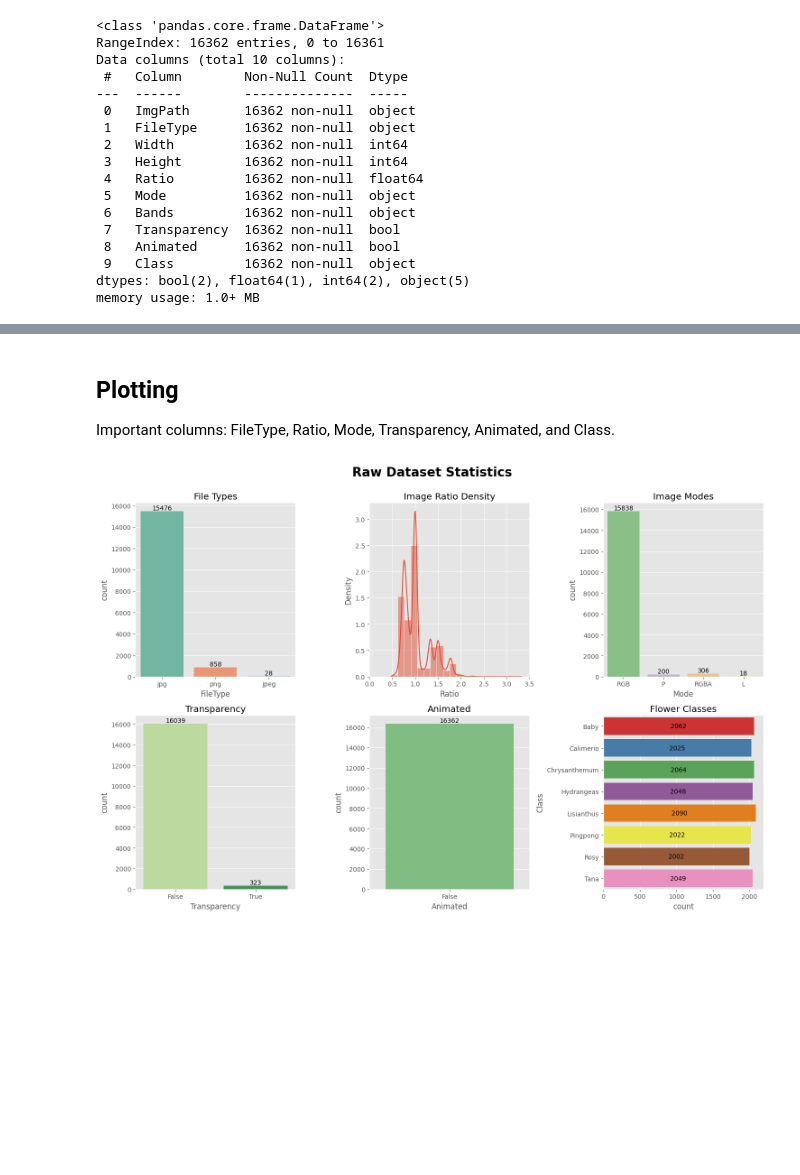
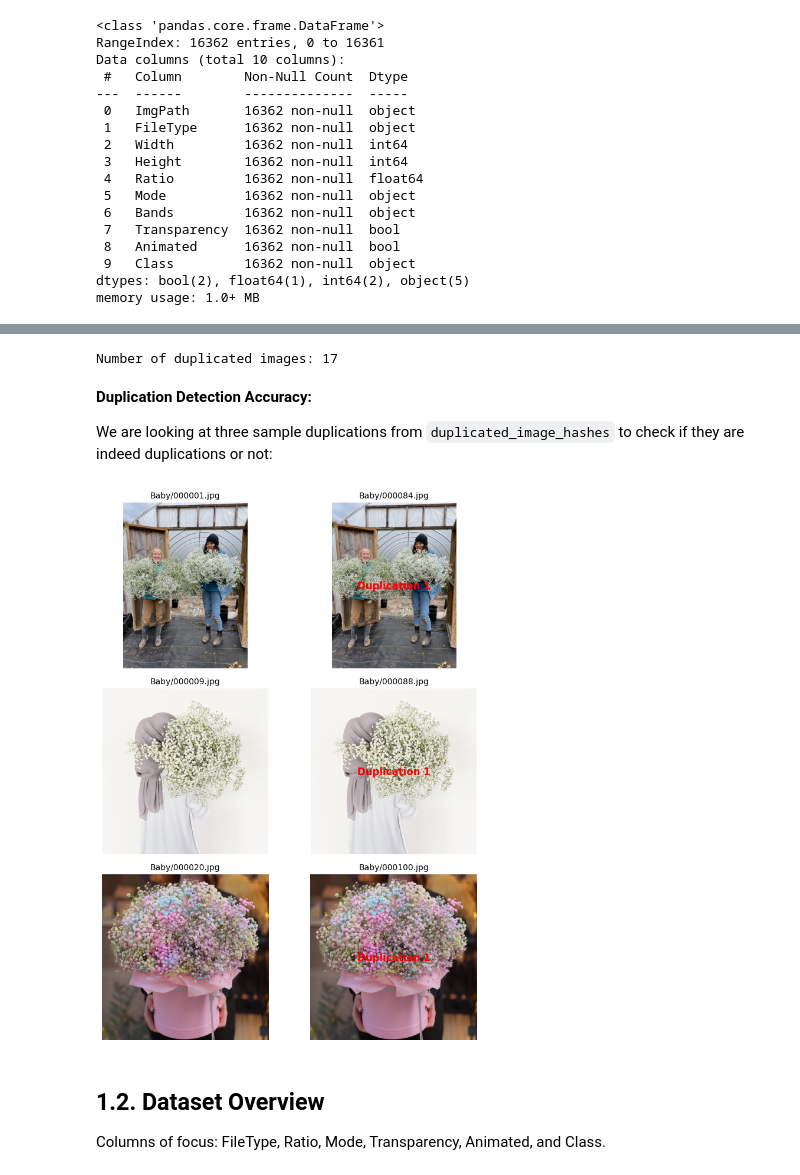
Before and after one commit to miketvo/rmit2023a-cosc2753-assignment2, a Jupyter notebook: notebooks/Step1.EDA.ipynb, the cells around one changed output, grey strips where cells are left out. Drawn from its saved outputs; the diff is of its cells as text; code cells hidden in the pictures; blank space fills up the shorter version.

Commit message:
Step1.EDA.ipynb done; Step2.DataPrep.ipynb almost done

```diff
--- a/notebooks/Step1.EDA.ipynb
+++ b/notebooks/Step1.EDA.ipynb
@@ -98,7 +106,64 @@ df_raw.sample(n=42, random_state=42)
+# %%
+image_hashes = {}
+duplicates_count = 0
+for i, row in df_raw.iterrows():
+    with Image.open(f'../data/raw/{row["ImgPath"]}') as im:
+        image_hash = imagehash.average_hash(im, hash_size=8)
+        if image_hash in image_hashes:
+            image_hashes[image_hash].append(row["ImgPath"])
+            duplicates_count += 1
+        else:
+            image_hashes[image_hash] = [row["ImgPath"]]
+
+duplicated_image_hashes = {hash_val: paths for hash_val, paths in image_hashes.items() if len(paths) > 1}  # Remove hashes with a single path
+# %%
+print(f'Number of duplicated images: {duplicates_count}')
+# %% [output]
+Number of duplicated images: 17
+# %% [markdown]
+**Duplication Detection Accuracy:**
+
+We are looking at three sample duplications from `duplicated_image_hashes` to check if they are indeed duplications or not:
+# %%
+sample_indices = [0, len(duplicated_image_hashes.values()) // 2, len(duplicated_image_hashes.values()) - 1]
+
+fig, ax = plt.subplots(
+    3,
+    max([
+        len(list(duplicated_image_hashes.values())[sample_indices[0]]),
+        len(list(duplicated_image_hashes.values())[sample_indices[1]]),
+        len(list(duplicated_image_hashes.values())[sample_indices[2]])
+    ]),
+    figsize=(8, 8)
+)
+
+for iteration, sample_index in enumerate(sample_indices):
+    paths = list(duplicated_image_hashes.values())[sample_index]
+    for i, path in enumerate(paths):
+        im = Image.open(f'../data/raw/{path}')
+        ax[iteration, i].imshow(im)
+        if i > 0:
+            ax[iteration, i].text(
+                0.5, 0.5, f'Duplication {i}',
+                horizontalalignment='center',
+                verticalalignment='center',
+                transform=ax[iteration, i].transAxes,
+                fontsize=12,
+                color='red',
+                weight='bold'
+            )
+        ax[iteration, i].set_title(path, fontsize=10)
+        ax[iteration, i].axis('off')
+
+plt.subplots_adjust(wspace=-0.2, hspace=2)
+fig.tight_layout(rect=[0, 0, 1.2, 1.2])
+plt.show()
+# %% [output]
+[figure, added]
 # %% [markdown]
-## Plotting
+## 1.2. Dataset Overview
 
-Important columns: FileType, Ratio, Mode, Transparency, Animated, and Class.
+Columns of focus: FileType, Ratio, Mode, Transparency, Animated, and Class.
 # %%
 fig, ax = plt.subplots(2, 3, figsize=(15, 10))
 
@@ -110,9 +175,7 @@ data_countplot(df_raw, 'Animated', ax=ax[1][1], title='Animated', annotate=True,
 data_countplot(df_raw, 'Class', ax=ax[1][2], horizontal=True, title='Flower Classes', xticklabels_rotation=45, annotate=True, palette='Set1')
 
 fig.suptitle('Raw Dataset Statistics', fontsize=20, fontweight='bold', y=1.0)
+fig.tight_layout()
 
-fig.tight_layout(rect=[0, 0, 1, 1])
 fig.savefig('images/EDA-RawDataset-Stats.png')
-# %% [output]
-[figure, removed]
 # %% [markdown]
```
Also changed, not shown: parts of 4 cells of this notebook, 3 other files.
